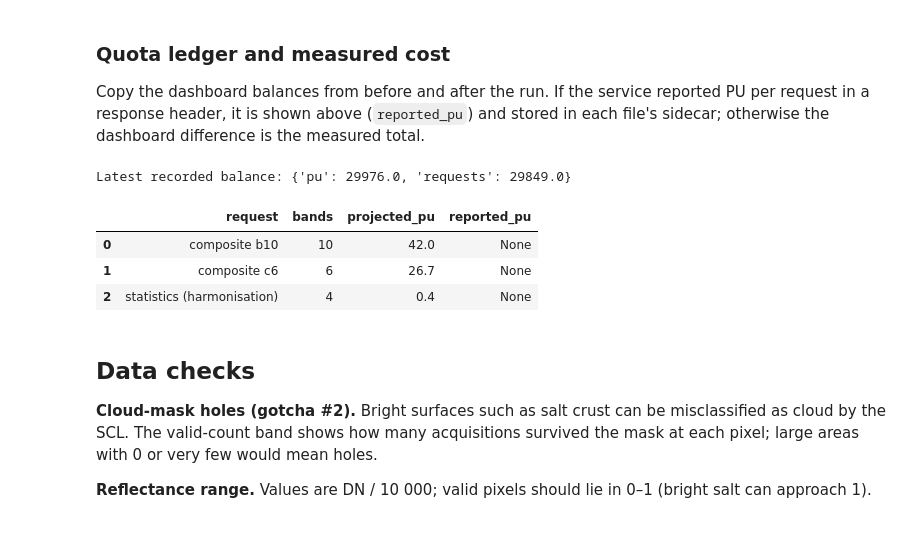
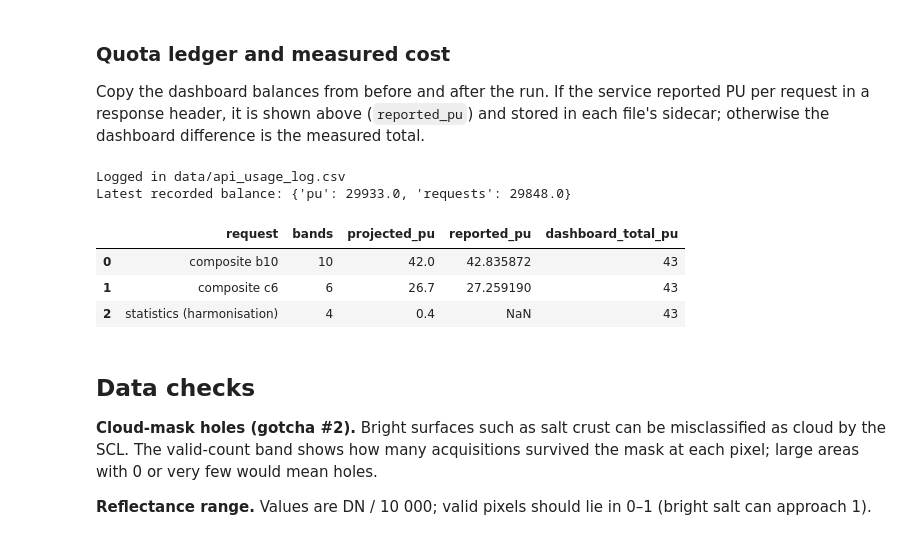
Before and after one commit to ckrvtz/cs482proj, a Jupyter notebook: notebooks/02_ingestion.ipynb, the cells around one changed output. Cells and saved outputs as stored; diff of their text form; code cells hidden in the pictures.

```diff
--- a/notebooks/02_ingestion.ipynb
+++ b/notebooks/02_ingestion.ipynb
@@ -142,32 +142,33 @@ API requests made in this run: 0
 
 Copy the dashboard balances from before and after the run. If the service reported PU per request in a response header, it is shown above (`reported_pu`) and stored in each file's sidecar; otherwise the dashboard difference is the measured total.
 # %%
-PU_BEFORE, PU_AFTER = None, None
-REQUESTS_BEFORE, REQUESTS_AFTER = None, None
+PU_BEFORE, PU_AFTER = 29976, 29933
+REQUESTS_BEFORE, REQUESTS_AFTER = 29849, 29848
 
 log_path = get_path(cfg, "api_usage_log")
 if n_calls:
     append_usage(log_path, make_entry(
         task_id="M1-T05", api="process+statistical", budget_category="setup_pilot",
         request_count=n_calls + 1,  # + OAuth token
         purpose=f"Pilot: {n_calls} request(s) ({', '.join(m['request'] for m in measured if m['called_api'])})",
         pu_before=PU_BEFORE, pu_after=PU_AFTER, requests_before=REQUESTS_BEFORE, requests_after=REQUESTS_AFTER,
     ))
     print("Logged in", log_path.relative_to(cfg["_root"]))
 print("Latest recorded balance:", latest_balance(read_usage_log(log_path)))
 
 cost = plan.merge(pd.DataFrame(measured)[["request", "reported_pu"]], on="request")
 if PU_BEFORE is not None and PU_AFTER is not None and n_calls:
     cost["dashboard_total_pu"] = PU_BEFORE - PU_AFTER
 if any(p is not None for p in composites.values()):
     cost.to_csv(RESULTS / "m1_pilot_cost.csv", index=False)
 cost
 # %% [output]
-Latest recorded balance: {'pu': 29976.0, 'requests': 29849.0}
+Logged in data/api_usage_log.csv
+Latest recorded balance: {'pu': 29933.0, 'requests': 29848.0}
-|  | request | bands | projected_pu | reported_pu |
-| 0 | composite b10 | 10 | 42.0 | None |
-| 1 | composite c6 | 6 | 26.7 | None |
-| 2 | statistics (harmonisation) | 4 | 0.4 | None |
+|  | request | bands | projected_pu | reported_pu | dashboard_total_pu |
+| 0 | composite b10 | 10 | 42.0 | 42.835872 | 43 |
+| 1 | composite c6 | 6 | 26.7 | 27.259190 | 43 |
+| 2 | statistics (harmonisation) | 4 | 0.4 | NaN | 43 |
 # %% [markdown]
 ## Data checks
 
```
Also changed, not shown: parts of 6 cells of this notebook, 6 other files.
